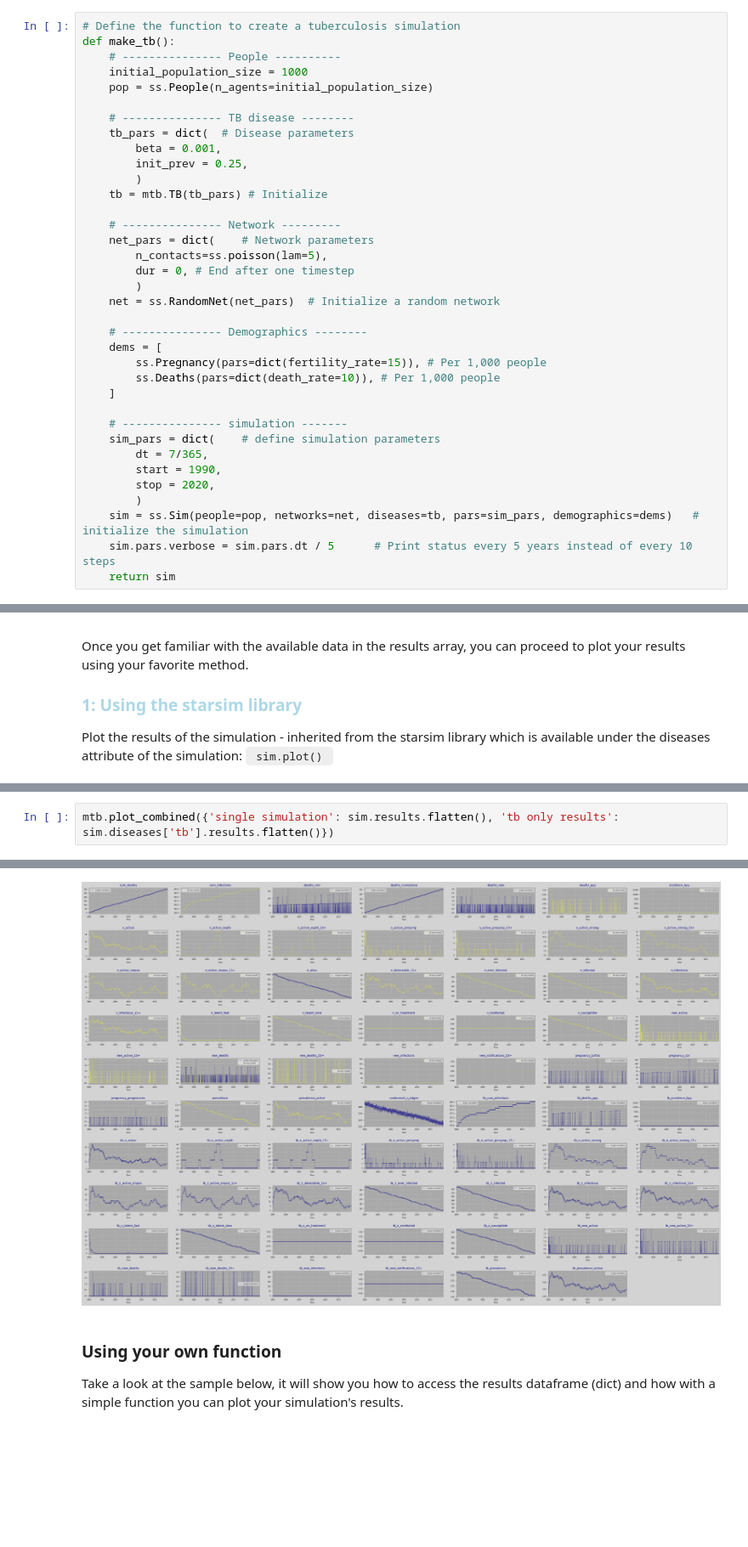
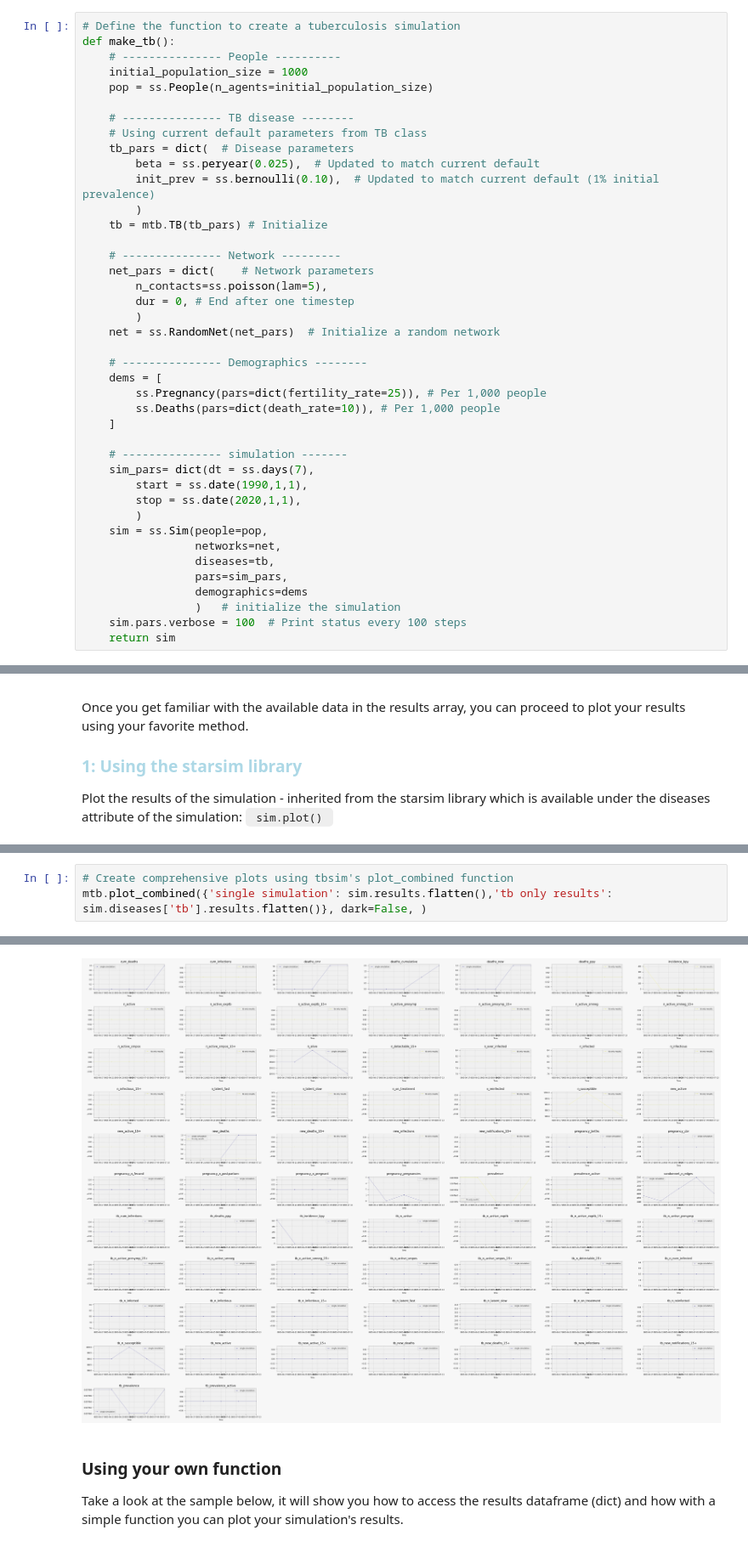
Before and after one commit to starsimhub/tbsim, a Jupyter notebook: docs/tutorials/tuberculosis_sim.ipynb, the cells around one changed output, grey strips where cells are left out. Shown at 85% size. Drawn from its saved outputs; the diff is of its cells as text; blank space fills up the shorter version.

```diff
--- a/docs/tutorials/tuberculosis_sim.ipynb
+++ b/docs/tutorials/tuberculosis_sim.ipynb
@@ -85,9 +87,10 @@ def make_tb():
     pop = ss.People(n_agents=initial_population_size)
 
     # --------------- TB disease --------
+    # Using current default parameters from TB class
     tb_pars = dict(  # Disease parameters
-        beta = 0.001,
-        init_prev = 0.25,
+        beta = ss.peryear(0.025),  # Updated to match current default
+        init_prev = ss.bernoulli(0.10),  # Updated to match current default (1% initial prevalence)
         )
     tb = mtb.TB(tb_pars) # Initialize
 
@@ -100,18 +103,22 @@ def make_tb():
 
     # --------------- Demographics --------
     dems = [
-        ss.Pregnancy(pars=dict(fertility_rate=15)), # Per 1,000 people
+        ss.Pregnancy(pars=dict(fertility_rate=25)), # Per 1,000 people
         ss.Deaths(pars=dict(death_rate=10)), # Per 1,000 people
     ]
 
     # --------------- simulation -------
-    sim_pars = dict(    # define simulation parameters
-        dt = 7/365,
-        start = 1990,
-        stop = 2020,
+    sim_pars= dict(dt = ss.days(7),
+        start = ss.date(1990,1,1),
+        stop = ss.date(2020,1,1),
         )
-    sim = ss.Sim(people=pop, networks=net, diseases=tb, pars=sim_pars, demographics=dems)   # initialize the simulation
-    sim.pars.verbose = sim.pars.dt / 5      # Print status every 5 years instead of every 10 steps
+    sim = ss.Sim(people=pop,
+                 networks=net,
+                 diseases=tb,
+                 pars=sim_pars,
+                 demographics=dems
+                 )   # initialize the simulation
+    sim.pars.verbose = 100  # Print status every 100 steps
     return sim
 # %% [markdown]
 
@@ -179,3 +203,4 @@ for more information mouse over the 'plot_combined' function.
 # %%
-mtb.plot_combined({'single simulation': sim.results.flatten(), 'tb only results': sim.diseases['tb'].results.flatten()})
+# Create comprehensive plots using tbsim's plot_combined function
+mtb.plot_combined({'single simulation': sim.results.flatten(),'tb only results': sim.diseases['tb'].results.flatten()}, dark=False, )
 # %% [output]
@@ -183,4 +208,4 @@ Saved figure to /Users/mine/git/tbdocs/docs/tutorials/results/scenarios_20250725
-[figure, old version]
+[figure, new version]
 # %% [markdown]
 ### Using your own function
 
```
Also changed, not shown: parts of 12 cells of this notebook.
